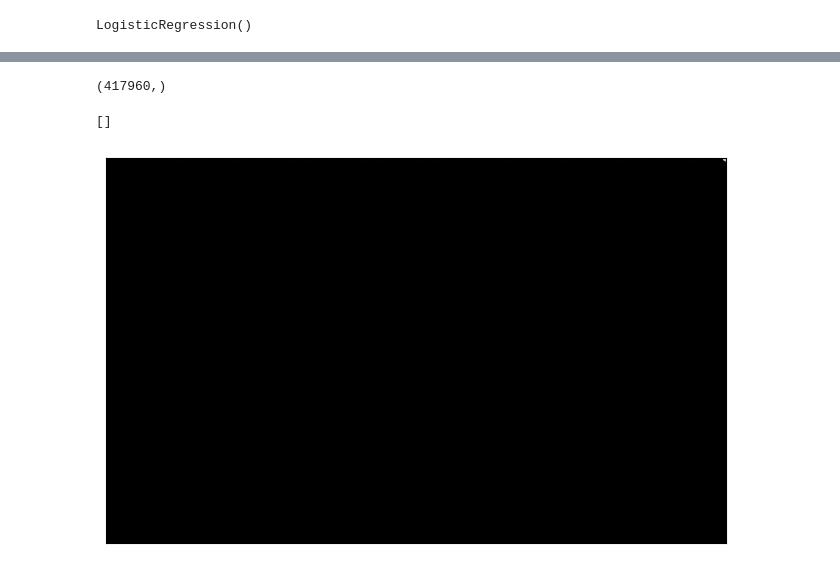
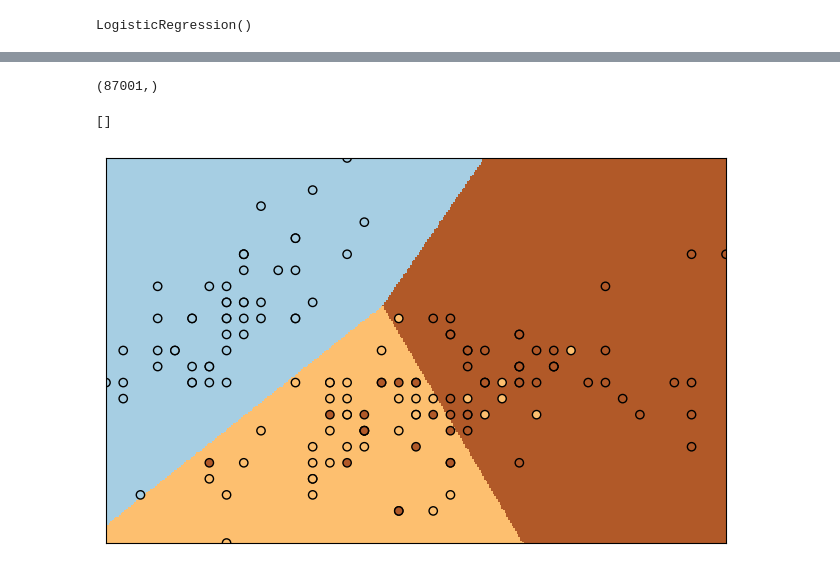
Before and after one commit to EstebanGiAr/machine_learning, a Jupyter notebook: Sem_02/Linear_Logistic_Reg.ipynb, the cells around one changed output, grey strips where cells are left out. Drawn from its saved outputs; the diff is of its cells as text; code cells hidden in the pictures.

```diff
--- a/Sem_02/Linear_Logistic_Reg.ipynb
+++ b/Sem_02/Linear_Logistic_Reg.ipynb
@@ -183,8 +183,8 @@ LogisticRegression()
 ![front_decision.png](embedded-picture-1)
 # %%
 # Valores minimos y maximos para crear el grid de las fronteras de decision
-x_min, x_max = x[:, 0].min(), x[:, 0].max()
-y_min, y_max = x[:, 1].min(), x[:, 1].max()
+x_min, x_max = iris_x[:, 0].min(), iris_x[:, 0].max()
+y_min, y_max = iris_x[:, 1].min(), iris_x[:, 1].max()
 
 # Crear el grid de las fronteras de decision
 x_grid, y_grid = np.meshgrid(np.arange(x_min, x_max, 0.01), np.arange(y_min, y_max, 0.01))
@@ -193,23 +193,23 @@ x_grid, y_grid = np.meshgrid(np.arange(x_min, x_max, 0.01), np.arange(y_min, y_m
 predictions = logistic_regression.predict(np.c_[x_grid.ravel(), y_grid.ravel()])
 print (predictions.shape)
 # %% [output]
-(417960,)
+(87001,)
 # %%
 # Encajar las predicciones al tamaño del grid
 predictions = predictions.reshape(x_grid.shape)
 
 # Dibujar el grid y las fronteras de decision
 _, ax = plt.subplots (figsize=(8,5))
 ax.pcolormesh(x_grid, y_grid, predictions, cmap = plt.cm.Paired)
 
 # Imprimir las muestras con el scatter
-ax.scatter ( _ , _ ,  c = _ , edgecolors='k', cmap=plt.cm.Paired)
+ax.scatter ( iris_x[:,0] , iris_x[:,1] ,  c = iris_y , edgecolors='k', cmap=plt.cm.Paired)
 
 ax.set_xlim(x_grid.min(), x_grid.max())
 ax.set_ylim(y_grid.min(), y_grid.max())
 
 ax.set_xticks(())
 ax.set_yticks(())
 # %% [output]
 []
-[figure, old version]
+[figure, new version]
```
Also changed, not shown: parts of 4 cells of this notebook.
